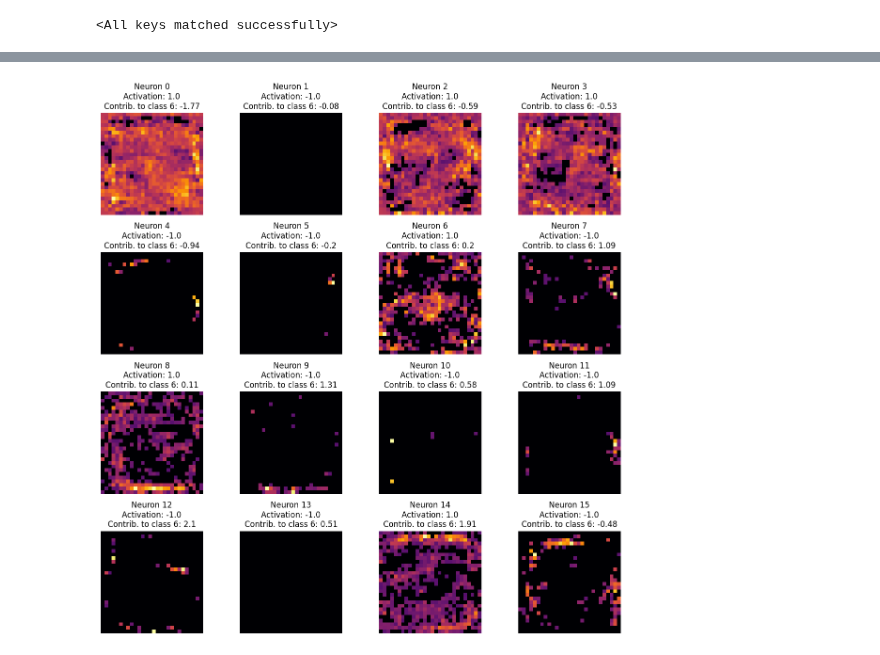
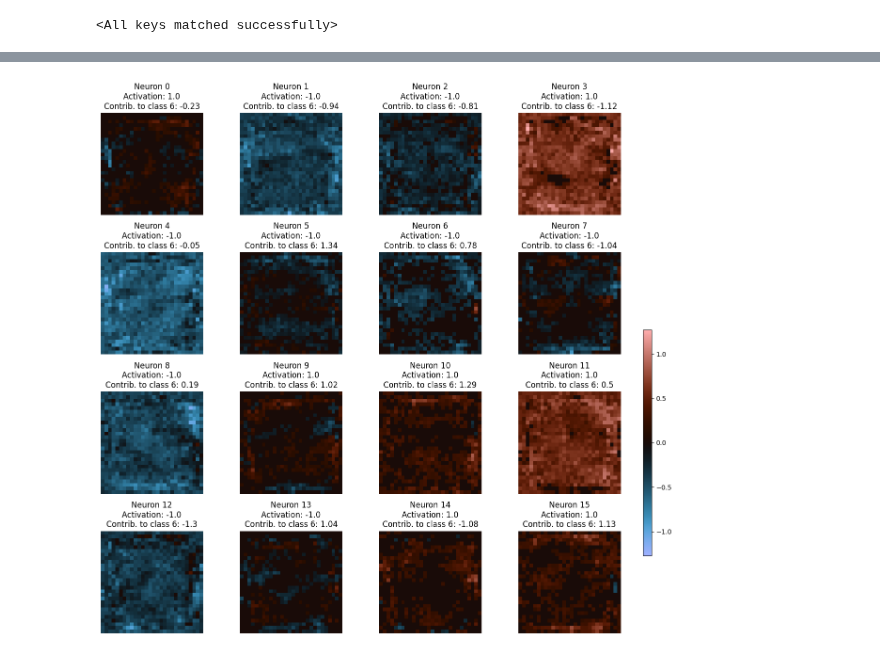
Before and after one commit to kns357/ANN_MA_Kaito, a Jupyter notebook: 04_neuron_attention.ipynb, the cells around one changed output, grey strips where cells are left out. Cells and saved outputs as stored; diff of their text form; code cells hidden in the pictures.

```diff
--- a/04_neuron_attention.ipynb
+++ b/04_neuron_attention.ipynb
@@ -102,7 +102,7 @@ mask = torch.where(
 )
 
 contribs_imgs += biases[:, None, None]
-contribs_imgs *= mask #remove bias where background = 0 for visualisation
+#contribs_imgs *= mask #remove bias where background = 0 for visualisation
 
 activations = torch.tanh(net.fc0(img.view(1, -1).cuda())).squeeze()
 final_contribution = [round(con.item(), 2) for con in compute_final_contributions(net, activations, dig_to_check)]
@@ -111,12 +111,12 @@ fig, axes = plt.subplots(4, 8, figsize=(16, 8))
 vmax = contribs_imgs.max().item()
 
 for i, ax in enumerate(axes.flat):
-    im = ax.imshow(contribs_imgs[i], cmap='inferno', vmin=0, vmax=vmax)
+    im = ax.imshow(contribs_imgs[i], cmap='berlin', vmin=-vmax, vmax=vmax)
     ax.set_title(f'Neuron {i}\nActivation: {round(activations[i].item(), 3)}\nContrib to class {dig_to_check}: {final_contribution[i]}', fontsize=8)
     ax.axis('off')
 
 fig.suptitle('Pixel Importance to all 32 hidden neurons after fc0', fontsize=16)
-cbar_ax = fig.add_axes([0.92, 0.15, 0.015, 0.7])
+cbar_ax = fig.add_axes([0.9, 0.15, 0.015, 0.4])
 fig.colorbar(im, cax=cbar_ax)
 plt.tight_layout(rect=[0, 0, 0.9, 1])
 plt.show()
@@ -165,22 +165,25 @@ mask = torch.where(
 )
 
 contribs_imgs1 += biases[:, None, None]
-contribs_imgs1 *= mask #remove bias where background = 0 for visualisation
+#contribs_imgs1 *= mask #remove bias where background = 0 for visualisation
 
 activations = torch.tanh(net1.fc0(img.view(1, -1).cuda())).squeeze()
 final_contribution = [round(con.item(), 2) for con in compute_final_contributions(net1, activations, dig_to_check)]
 
-"""fig, axes = plt.subplots(4, 8, figsize=(16, 8))
+fig, axes = plt.subplots(4, 8, figsize=(32, 16))
 vmax = contribs_imgs1.max().item()
 
 for i, ax in enumerate(axes.flat):
-    im = ax.imshow(contribs_imgs1[i], cmap='inferno', vmin=0, vmax=vmax)
-    ax.set_title(f'Neuron {i}\nActivation: {round(activations[i].item(), 3)}\nContrib to class {dig_to_check}: {final_contribution[i]}', fontsize=8)
+    im = ax.imshow(contribs_imgs1[i], cmap='berlin', vmin=-vmax, vmax=vmax)
+    ax.set_title(f'Neuron {i}', fontsize=20) #\nActivation: {round(activations[i].item(), 3)}\nContrib to class {dig_to_check}: {final_contribution[i]}', fontsize=8)
     ax.axis('off')
 
-fig.suptitle('Pixel Importance to all 32 hidden neurons after fc0', fontsize=16)
-cbar_ax = fig.add_axes([0.92, 0.15, 0.015, 0.7])
+fig.suptitle('Attention of 32 neurons in hidden layer fc0', fontsize=26)
+cbar_ax = fig.add_axes([1, 0.075, 0.025, 0.8])
 fig.colorbar(im, cax=cbar_ax)
-plt.tight_layout(rect=[0, 0, 0.9, 1])
-plt.show()"""
+cbar = fig.colorbar(im, cax=cbar_ax)
+cbar.ax.tick_params(labelsize=20)
+
+plt.tight_layout(rect=[0, 0, 1, 0.98])
+plt.show()
 # %% [output]
@@ -247,35 +274,39 @@ mask = torch.where(
 )
 
 combined += biases_fc1[:, None, None]
-combined *= mask
+#combined *= mask
 
 combined_copy = combined.clone()
 
 per_img_max = combined.view(len(combined), -1).max(dim=1)[0]
 thresholds = (0.25 * per_img_max).view(len(combined), 1, 1)
 
 combined = torch.where(
     combined == 0,
     torch.tensor(0.0, device=combined.device),
     torch.where(
-        combined > thresholds,
+        torch.abs(combined) > thresholds,
         combined,
         torch.tensor(0.0, device=combined.device)
     )
 )
+vmax = combined.max().item()
 
 weights_fc2 = net.fc2.weight.detach().cpu()
 activations = [torch.tanh(mat.sum()).squeeze() for mat in combined_copy]
 
 contribs_out_class = [round(activations[idx].item() * weights_fc2[dig_to_check, idx].item(), 2) for idx in range(16)]
 
 fig, axes = plt.subplots(4, 4, figsize=(12, 12))
 for idx, ax in enumerate(axes.flat):
-    ax.imshow(combined[idx].cpu(), cmap='inferno')
+    im = ax.imshow(combined[idx].cpu(), cmap='berlin', vmin=-vmax, vmax=vmax)
     ax.axis('off')
     ax.set_title(f'Neuron {idx}\nActivation: {round(activations[idx].item(), 2)}\nContrib. to class {dig_to_check}: {contribs_out_class[idx]}')
 
+cbar_ax = fig.add_axes([1, 0.15, 0.015, 0.4])
+fig.colorbar(im, cax=cbar_ax)
+
 plt.tight_layout()
 plt.show()
 # %% [output]
-[figure, old version]
+[figure, new version]
```
Also changed, not shown: parts of 8 cells of this notebook, 11 other files.
